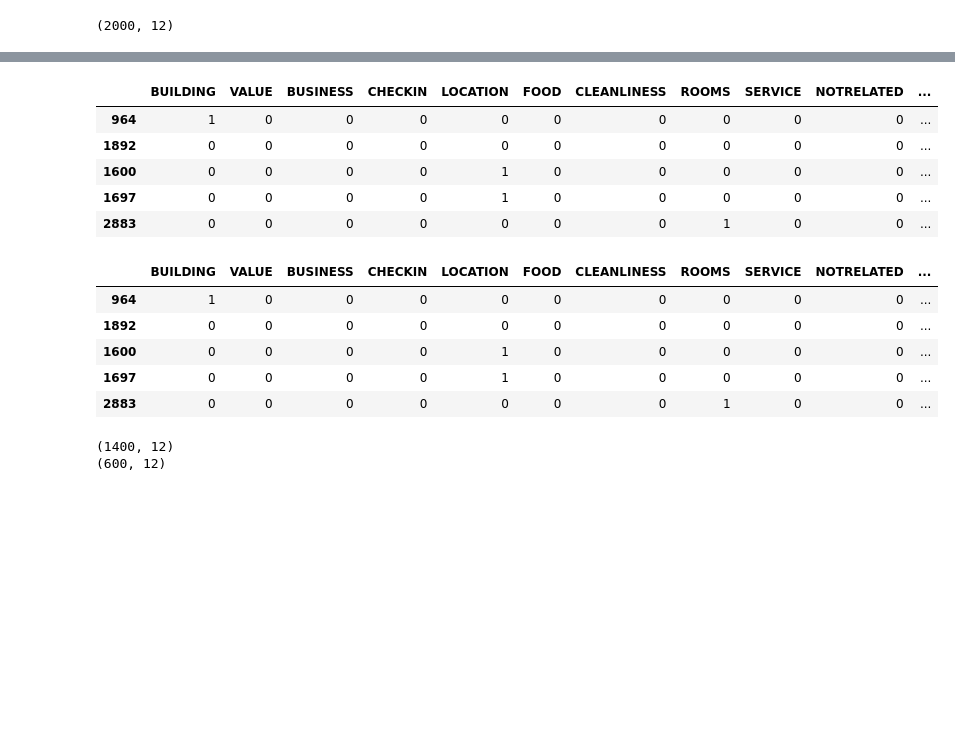
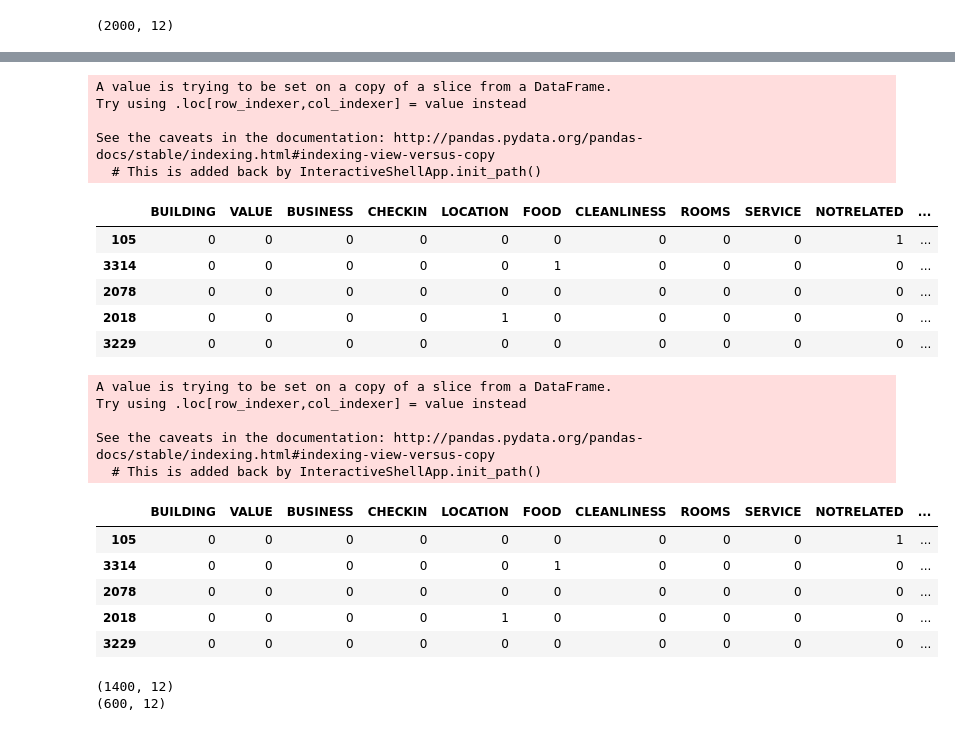
Before and after one commit to Vinaysh259/SOLA_Implementation, a Jupyter notebook: MULTI_LABEL_IMPLEMENTATION.ipynb, the cells around one changed output, grey strips where cells are left out. Drawn from its saved outputs; the diff is of its cells as text; code cells hidden in the pictures; blank space fills up the shorter version.

```diff
--- a/MULTI_LABEL_IMPLEMENTATION.ipynb
+++ b/MULTI_LABEL_IMPLEMENTATION.ipynb
@@ -19,5 +17,5 @@ data_path = "/Users/MAHE/Desktop/Implementaions/train_data_binary.csv"
 # %%
-data_raw = pd.read_csv(data_path)
+data_raw = pd.read_csv("train_data_binary.csv")
 #data_raw = data_raw.loc[np.random.choice(data_raw.index, size=2000)]
 data_raw.shape
 # %% [output]
@@ -275,4 +293,7 @@ data.head()
 # %%
+import nltk
+nltk.download('stopwords')
+
 stop_words = set(stopwords.words('english'))
 stop_words.update(['zero','one','two','three','four','five','six','seven','eight','nine','ten','may','also','across','among','beside','however','yet','within'])
 re_stop_words = re.compile(r"\b(" + "|".join(stop_words) + ")\\W", re.I)
@@ -286,9 +309,14 @@ data.head()
+A value is trying to be set on a copy of a slice from a DataFrame.
+Try using .loc[row_indexer,col_indexer] = value instead
+
+See the caveats in the documentation: http://pandas.pydata.org/pandas-docs/stable/indexing.html#indexing-view-versus-copy
+  # This is added back by InteractiveShellApp.init_path()
 |  | BUILDING | VALUE | BUSINESS | CHECKIN | LOCATION | FOOD | CLEANLINESS | ROOMS | SERVICE | NOTRELATED | ... |
-| 964 | 1 | 0 | 0 | 0 | 0 | 0 | 0 | 0 | 0 | 0 | ... |
-| 1892 | 0 | 0 | 0 | 0 | 0 | 0 | 0 | 0 | 0 | 0 | ... |
-| 1600 | 0 | 0 | 0 | 0 | 1 | 0 | 0 | 0 | 0 | 0 | ... |
-| 1697 | 0 | 0 | 0 | 0 | 1 | 0 | 0 | 0 | 0 | 0 | ... |
-| 2883 | 0 | 0 | 0 | 0 | 0 | 0 | 0 | 1 | 0 | 0 | ... |
+| 105 | 0 | 0 | 0 | 0 | 0 | 0 | 0 | 0 | 0 | 1 | ... |
+| 3314 | 0 | 0 | 0 | 0 | 0 | 1 | 0 | 0 | 0 | 0 | ... |
+| 2078 | 0 | 0 | 0 | 0 | 0 | 0 | 0 | 0 | 0 | 0 | ... |
+| 2018 | 0 | 0 | 0 | 0 | 1 | 0 | 0 | 0 | 0 | 0 | ... |
+| 3229 | 0 | 0 | 0 | 0 | 0 | 0 | 0 | 0 | 0 | 0 | ... |
 # %%
 ########   STEMMING IS USEFULL??????? ######
 stemmer = SnowballStemmer("english")
@@ -304,12 +332,17 @@ def stemming(sentence):
 data['SEGMENTS'] = data['SEGMENTS'].apply(stemming)
 data.head()
 # %% [output]
+A value is trying to be set on a copy of a slice from a DataFrame.
+Try using .loc[row_indexer,col_indexer] = value instead
+
+See the caveats in the documentation: http://pandas.pydata.org/pandas-docs/stable/indexing.html#indexing-view-versus-copy
+  # This is added back by InteractiveShellApp.init_path()
 |  | BUILDING | VALUE | BUSINESS | CHECKIN | LOCATION | FOOD | CLEANLINESS | ROOMS | SERVICE | NOTRELATED | ... |
-| 964 | 1 | 0 | 0 | 0 | 0 | 0 | 0 | 0 | 0 | 0 | ... |
-| 1892 | 0 | 0 | 0 | 0 | 0 | 0 | 0 | 0 | 0 | 0 | ... |
-| 1600 | 0 | 0 | 0 | 0 | 1 | 0 | 0 | 0 | 0 | 0 | ... |
-| 1697 | 0 | 0 | 0 | 0 | 1 | 0 | 0 | 0 | 0 | 0 | ... |
-| 2883 | 0 | 0 | 0 | 0 | 0 | 0 | 0 | 1 | 0 | 0 | ... |
+| 105 | 0 | 0 | 0 | 0 | 0 | 0 | 0 | 0 | 0 | 1 | ... |
+| 3314 | 0 | 0 | 0 | 0 | 0 | 1 | 0 | 0 | 0 | 0 | ... |
+| 2078 | 0 | 0 | 0 | 0 | 0 | 0 | 0 | 0 | 0 | 0 | ... |
+| 2018 | 0 | 0 | 0 | 0 | 1 | 0 | 0 | 0 | 0 | 0 | ... |
+| 3229 | 0 | 0 | 0 | 0 | 0 | 0 | 0 | 0 | 0 | 0 | ... |
 # %%
 ############   NOT NEEDED ############
 
```
Also changed, not shown: parts of 13 cells of this notebook.
